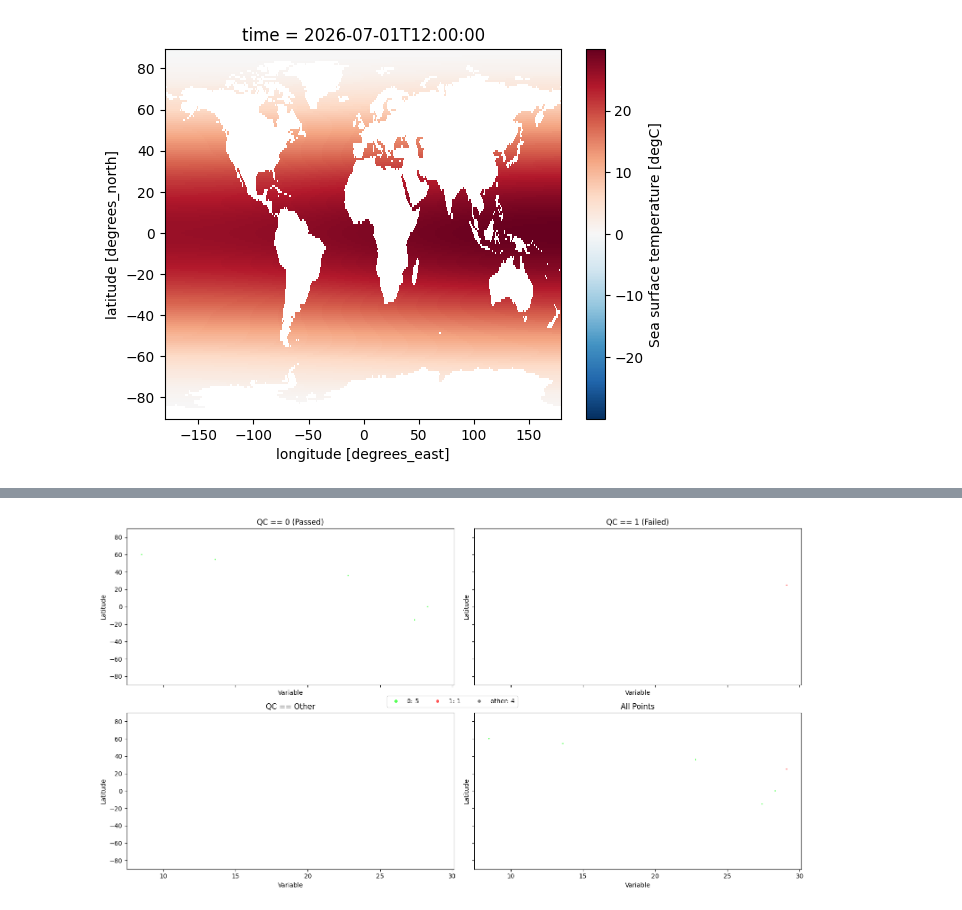
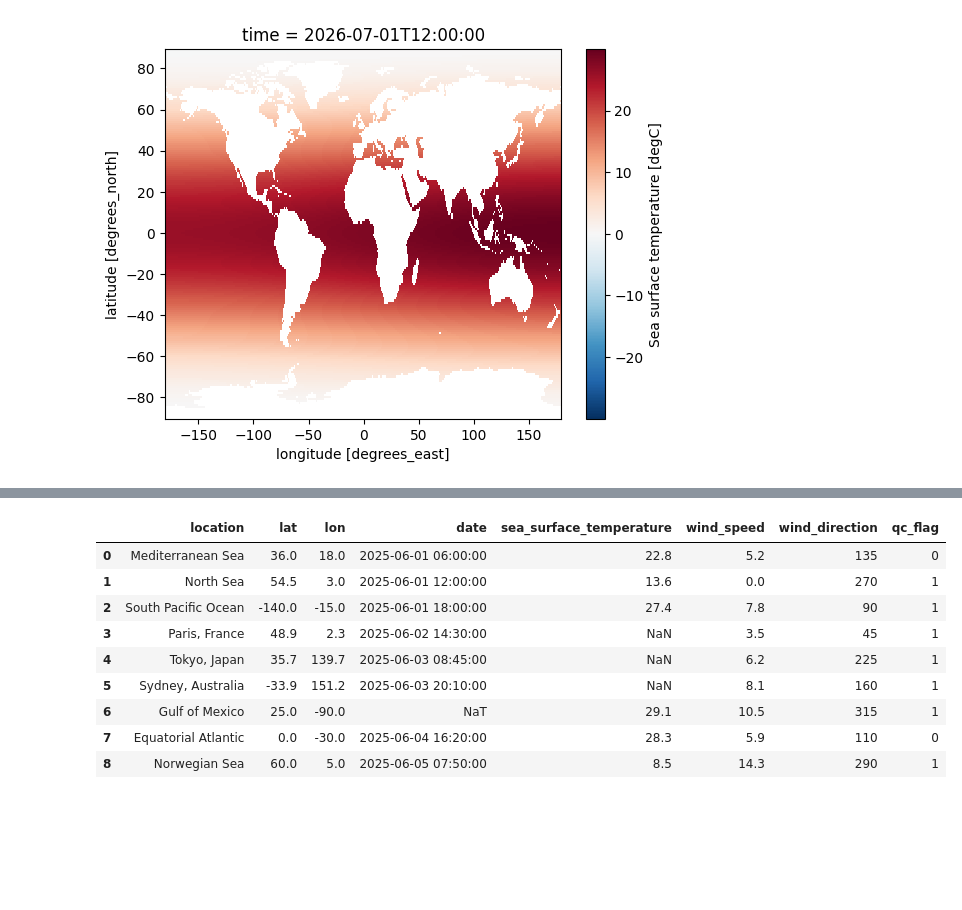
Before and after one commit to glamod/marine_qc, a Jupyter notebook: docs/notebooks/qc_individual.ipynb, the cells around one changed output, grey strips where cells are left out. Saved outputs shown, nothing was run; the diff lists cells and outputs as text; code cells hidden in the pictures; blank space fills up the shorter version.

```diff
--- a/docs/notebooks/qc_individual.ipynb
+++ b/docs/notebooks/qc_individual.ipynb
@@ -318,8 +257,14 @@ lat_lon_plot = latitude_longitude_plot(
-# %%
-lat_var_plot = latitude_variable_plot(
-    lat=data.lat,
-    value=data.sea_surface_temperature,
-    qc_outcomes=climatology_check,
-)
-# %% [output]
-[figure, removed]
+# %%
+qc_flag = combine_qc_results(qc_multi)
+pd.DataFrame({**data, "qc_flag": qc_flag})
+# %% [output]
+|  | location | lat | lon | date | sea_surface_temperature | wind_speed | wind_direction | qc_flag |
+| 0 | Mediterranean Sea | 36.0 | 18.0 | 2025-06-01 06:00:00 | 22.8 | 5.2 | 135 | 0 |
+| 1 | North Sea | 54.5 | 3.0 | 2025-06-01 12:00:00 | 13.6 | 0.0 | 270 | 1 |
+| 2 | South Pacific Ocean | -140.0 | -15.0 | 2025-06-01 18:00:00 | 27.4 | 7.8 | 90 | 1 |
+| 3 | Paris, France | 48.9 | 2.3 | 2025-06-02 14:30:00 | NaN | 3.5 | 45 | 1 |
+| 4 | Tokyo, Japan | 35.7 | 139.7 | 2025-06-03 08:45:00 | NaN | 6.2 | 225 | 1 |
+| 5 | Sydney, Australia | -33.9 | 151.2 | 2025-06-03 20:10:00 | NaN | 8.1 | 160 | 1 |
+| 6 | Gulf of Mexico | 25.0 | -90.0 | NaT | 29.1 | 10.5 | 315 | 1 |
+| 7 | Equatorial Atlantic | 0.0 | -30.0 | 2025-06-04 16:20:00 | 28.3 | 5.9 | 110 | 0 |
+| 8 | Norwegian Sea | 60.0 | 5.0 | 2025-06-05 07:50:00 | 8.5 | 14.3 | 290 | 1 |
```
Also changed, not shown: parts of 16 cells of this notebook.
